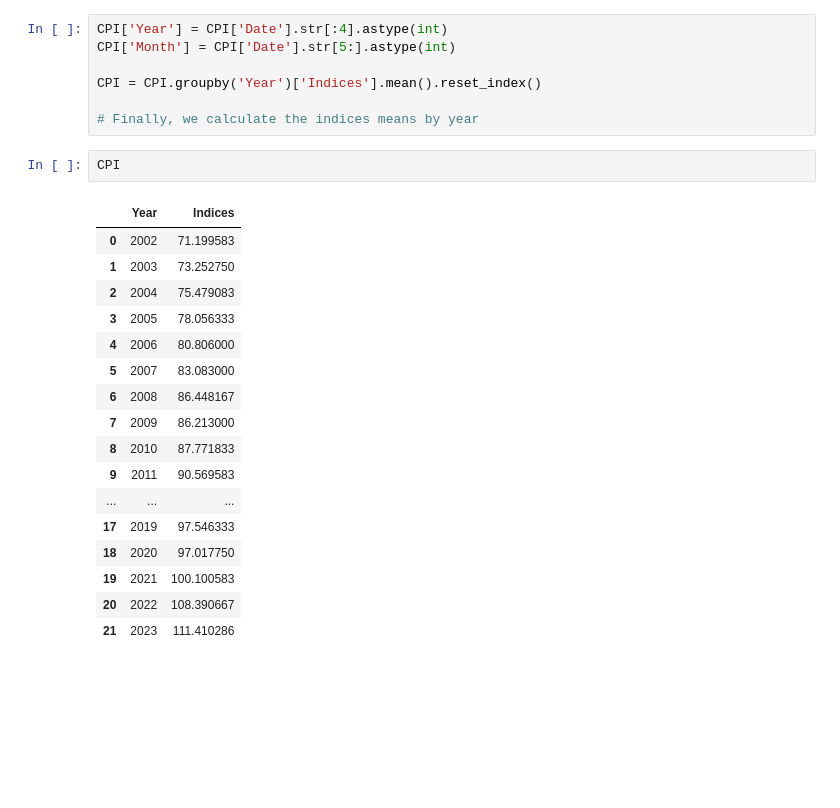
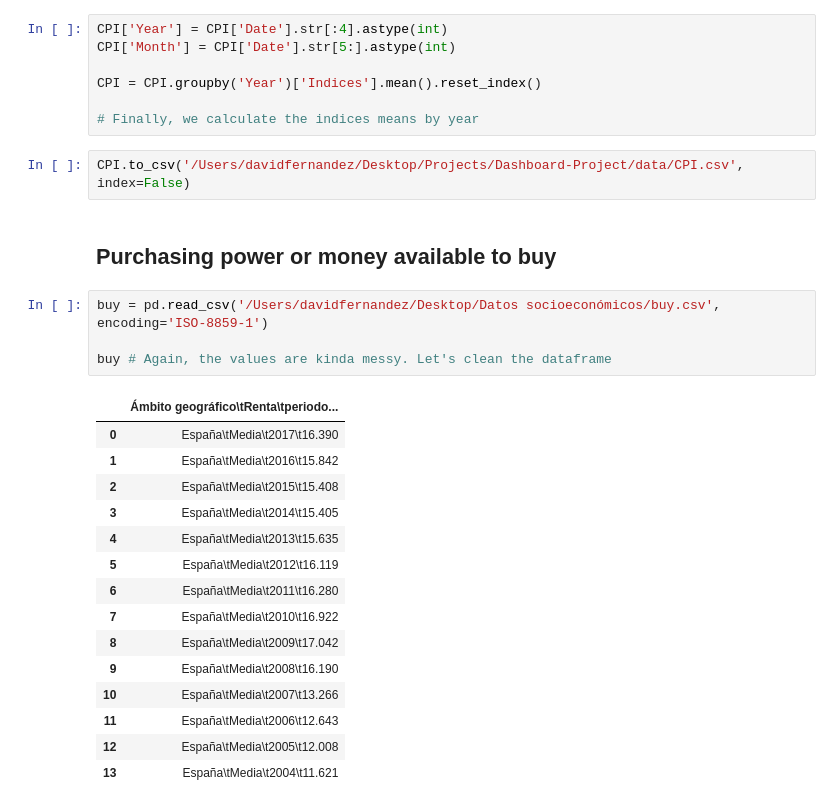
Before and after one commit to davidfernandez1619/Dashboard-Project, a Jupyter notebook: Notebooks/Socioeconomic data.ipynb, the cells around one changed output. Saved outputs shown, nothing was run; the diff lists cells and outputs as text; blank space fills up the shorter version.

```diff
--- a/Notebooks/Socioeconomic data.ipynb
+++ b/Notebooks/Socioeconomic data.ipynb
@@ -99,23 +101,27 @@ CPI['Month'] = CPI['Date'].str[5:].astype(int)
 CPI = CPI.groupby('Year')['Indices'].mean().reset_index()
 
 # Finally, we calculate the indices means by year
-# %%
-CPI
-# %% [output]
-|  | Year | Indices |
-| 0 | 2002 | 71.199583 |
-| 1 | 2003 | 73.252750 |
-| 2 | 2004 | 75.479083 |
-| 3 | 2005 | 78.056333 |
-| 4 | 2006 | 80.806000 |
-| 5 | 2007 | 83.083000 |
-| 6 | 2008 | 86.448167 |
-| 7 | 2009 | 86.213000 |
-| 8 | 2010 | 87.771833 |
-| 9 | 2011 | 90.569583 |
-| ... | ... | ... |
-| 17 | 2019 | 97.546333 |
-| 18 | 2020 | 97.017750 |
-| 19 | 2021 | 100.100583 |
-| 20 | 2022 | 108.390667 |
-| 21 | 2023 | 111.410286 |
+# %%
+CPI.to_csv('/Users/davidfernandez/Desktop/Projects/Dashboard-Project/data/CPI.csv', index=False)
+# %% [markdown]
+## Purchasing power or money available to buy
+# %%
+buy = pd.read_csv('/Users/davidfernandez/Desktop/Datos socioeconómicos/buy.csv', encoding='ISO-8859-1')
+
+buy # Again, the values are kinda messy. Let's clean the dataframe
+# %% [output]
+|  | Ámbito geográfico\tRenta\tperiodo... |
+| 0 | España\tMedia\t2017\t16.390 |
+| 1 | España\tMedia\t2016\t15.842 |
+| 2 | España\tMedia\t2015\t15.408 |
+| 3 | España\tMedia\t2014\t15.405 |
+| 4 | España\tMedia\t2013\t15.635 |
+| 5 | España\tMedia\t2012\t16.119 |
+| 6 | España\tMedia\t2011\t16.280 |
+| 7 | España\tMedia\t2010\t16.922 |
+| 8 | España\tMedia\t2009\t17.042 |
+| 9 | España\tMedia\t2008\t16.190 |
+| 10 | España\tMedia\t2007\t13.266 |
+| 11 | España\tMedia\t2006\t12.643 |
+| 12 | España\tMedia\t2005\t12.008 |
+| 13 | España\tMedia\t2004\t11.621 |
```
Also changed, not shown: parts of 13 cells of this notebook, 5 other files.
